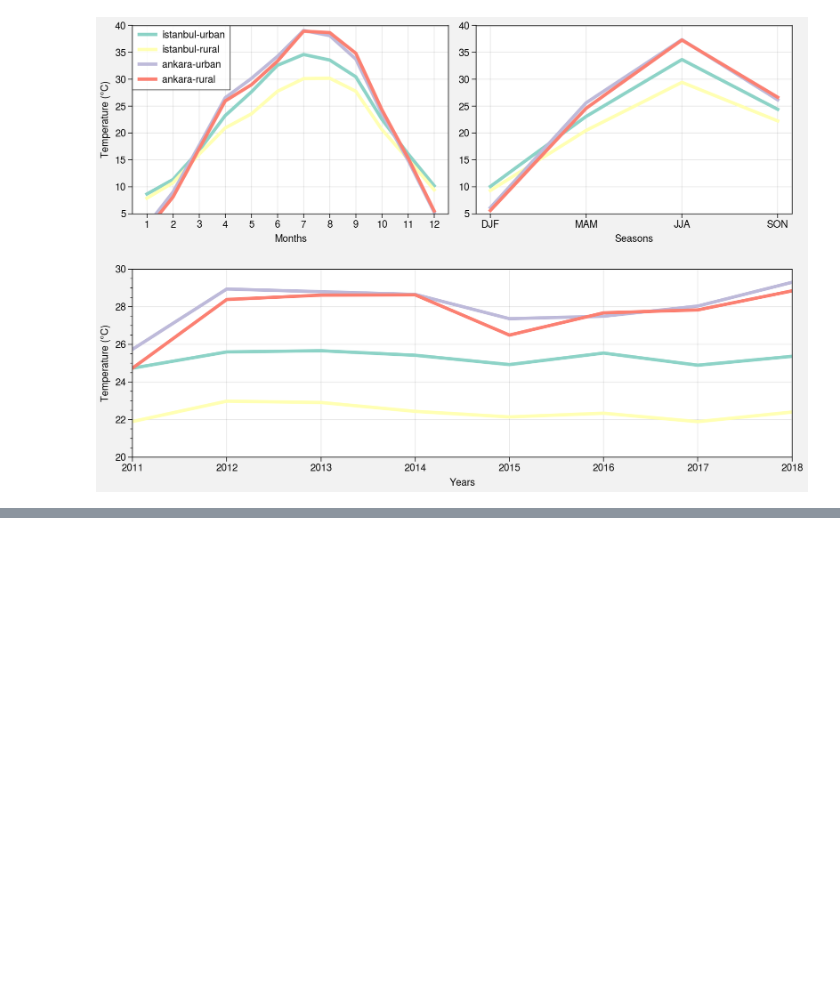
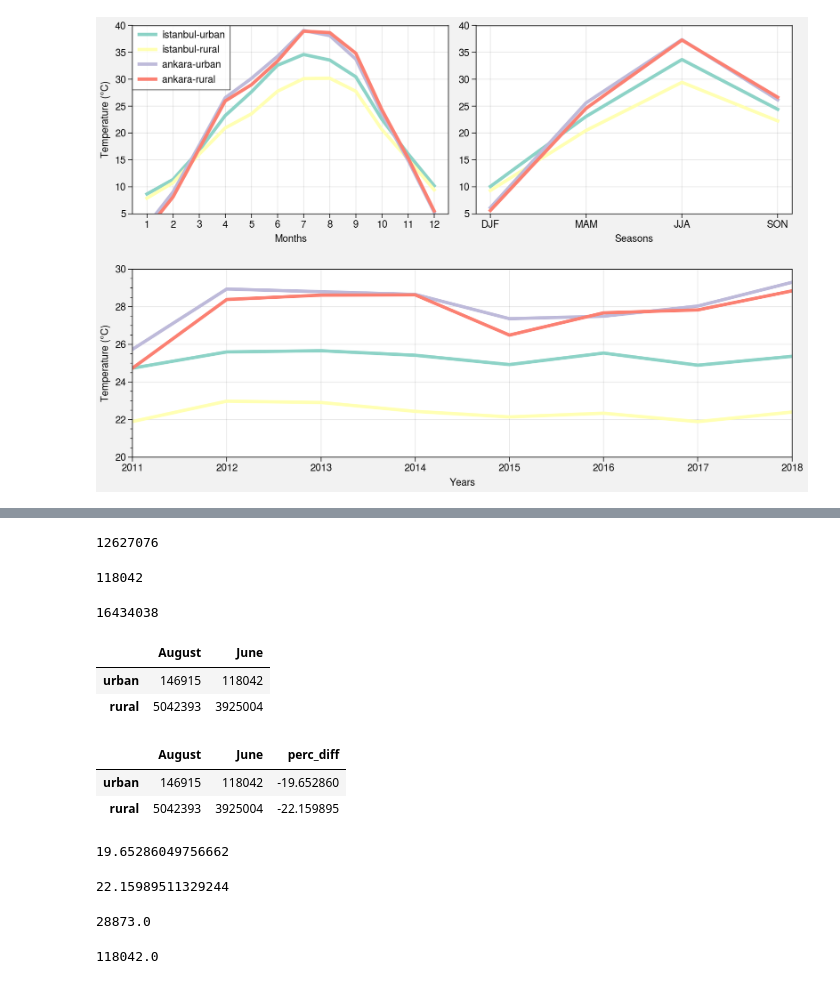
Before and after one commit to donmezkutay/ATMOS22-Paper-Codes, a Jupyter notebook: modis_analysis.ipynb, the cells around one changed output, grey strips where cells are left out. Drawn from its saved outputs; the diff is of its cells as text; code cells hidden in the pictures; blank space fills up the shorter version.

Commit message:
#add modis data sparsity analysis

```diff
--- a/modis_analysis.ipynb
+++ b/modis_analysis.ipynb
@@ -218,0 +279,57 @@ The 'progressive' parameter of print_jpg() was deprecated in Matplotlib 3.3 and
+# %%
+# rural nan
+(np.isnan(agu_.values)).sum()
+# %% [output]
+12627076
+# %%
+# urban not-nan
+(~np.isnan(agu_.values)).sum()
+# %% [output]
+118042
+# %%
+# urban nan
+(np.isnan(agu_.values)).sum()
+# %% [output]
+16434038
+# %%
+pd_dict = {
+    'August':{'urban': 146915,
+              'rural': 5042393},
+    'June': {'urban': 118042,
+              'rural': 3925004},
+}
+
+pd_df = pd.DataFrame(pd_dict)
+# %%
+pd_df['RUrb'] = pd_df[['R3','R4']].pct_change(axis=1)['R4']
+pd_df['RRur'] = pd_df[['R6','R5']].pct_change(axis=1)['R5']
+# %%
+pd_df
+# %% [output]
+|  | August | June |
+| urban | 146915 | 118042 |
+| rural | 5042393 | 3925004 |
+# %%
+pd_df['perc_diff'] = pd_df[['August', 'June']].pct_change(axis=1)['June'] * 100
+# %%
+pd_df
+# %% [output]
+|  | August | June | perc_diff |
+| urban | 146915 | 118042 | -19.652860 |
+| rural | 5042393 | 3925004 | -22.159895 |
+# %%
+(146915 - 118042) / 146915 * 100
+# %% [output]
+19.65286049756662
+# %%
+(5042393 - 3925004) / 5042393 * 100
+# %% [output]
+22.15989511329244
+# %%
+146915 * 19.65286049756662 / 100
+# %% [output]
+28873.0
+# %%
+146915 - 28873.0
+# %% [output]
+118042.0
```
Also changed, not shown: parts of 16 cells of this notebook.
